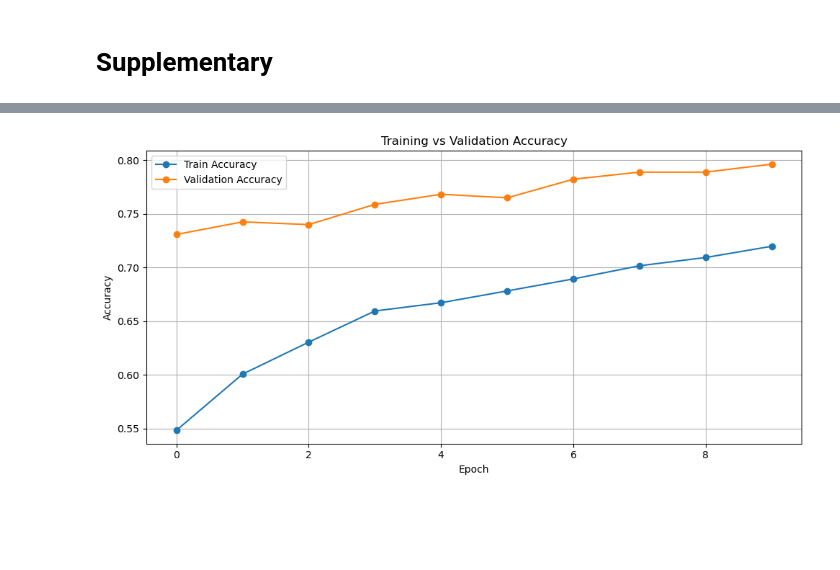
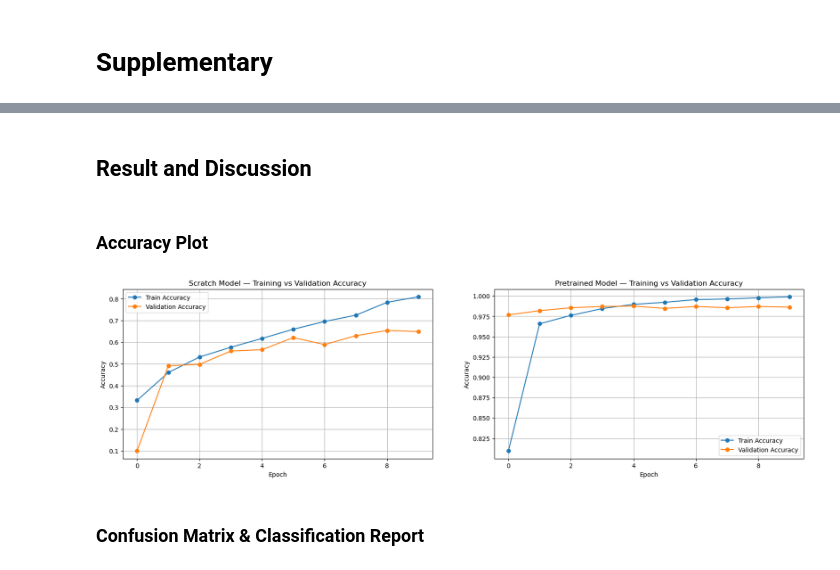
Before and after one commit to JomariIGL/CPE-313, a Jupyter notebook: HOA 7.2/hoa7.2.ipynb, the cells around one changed output, grey strips where cells are left out. Saved outputs shown, nothing was run; the diff lists cells and outputs as text; code cells hidden in the pictures; blank space fills up the shorter version.

```diff
--- a/HOA 7.2/hoa7.2.ipynb
+++ b/HOA 7.2/hoa7.2.ipynb
@@ -442,4 +529,4 @@ def MobileNetV2(input_image = (224,224,3), n_classes=1000):
     model = Model(inputs, output)
     return model
 # %%
-model = MobileNetV2(input_image=(224,224,3), n_classes=10)
+model3 = MobileNetV2(input_image=(224,224,3), n_classes=10)
@@ -611,21 +618,15 @@ model = models.Sequential([
 # %%
-model.compile(
+model4.compile(
     optimizer=tf.keras.optimizers.Adam(learning_rate=1e-5),
-    loss='categorical_crossentropy',
+    loss='sparse_categorical_crossentropy',
     metrics=['accuracy']
 )
 # %%
-model.compile(
-    optimizer=tf.keras.optimizers.Adam(learning_rate=1e-5),
-    loss='sparse_categorical_crossentropy',
-    metrics=['accuracy']
-)
-
-history = model.fit(
+history4 = model4.fit(
     train_ds,
     validation_data=val_ds,
     epochs=10,
-    callbacks=[early_stop, checkpoint, reduce_lr]
+    callbacks=[early_stop, reduce_lr]
 )
 # %% [output]
 Epoch 1/10
@@ -754,7 +651,0 @@ model.compile(
-# %%
-history3 = model.fit(
-    train_ds,
-    validation_data=val_ds,
-    epochs=10,
-    callbacks=[early_stop, checkpoint, reduce_lr]
-)
@@ -780,14 +652,29 @@ KeyboardInterrupt:
-# %%
-plt.figure(figsize=(10, 5))
-plt.plot(history3.history['accuracy'],     label='Train Accuracy',      marker='o')
-plt.plot(history3.history['val_accuracy'], label='Validation Accuracy',  marker='o')
-plt.title('Training vs Validation Accuracy')
-plt.xlabel('Epoch')
-plt.ylabel('Accuracy')
-plt.legend()
-plt.grid(True)
-plt.tight_layout()
-#plt.savefig('accuracy_plot.png', dpi=150)
-plt.show()
-# %% [output]
-[figure, removed]
+# %% [markdown]
+## Result and Discussion
+# %% [markdown]
+### Accuracy Plot
+# %%
+plt.figure(figsize=(20, 5))
+
+plt.subplot(1, 2, 1)
+plt.plot(history3.history['accuracy'],     label='Train Accuracy',     marker='o')
+plt.plot(history3.history['val_accuracy'], label='Validation Accuracy', marker='o')
+plt.title('Scratch Model — Training vs Validation Accuracy')
+plt.xlabel('Epoch')
+plt.ylabel('Accuracy')
+plt.legend()
+plt.grid(True)
+
+plt.subplot(1, 2, 2)
+plt.plot(history4.history['accuracy'],     label='Train Accuracy',     marker='o')
+plt.plot(history4.history['val_accuracy'], label='Validation Accuracy', marker='o')
+plt.title('Pretrained Model — Training vs Validation Accuracy')
+plt.xlabel('Epoch')
+plt.ylabel('Accuracy')
+plt.legend()
+plt.grid(True)
+plt.show()
+# %% [output]
+[figure, added]
+# %% [markdown]
+### Confusion Matrix & Classification Report
```
Also changed, not shown: parts of 51 cells of this notebook, 1 other file.
